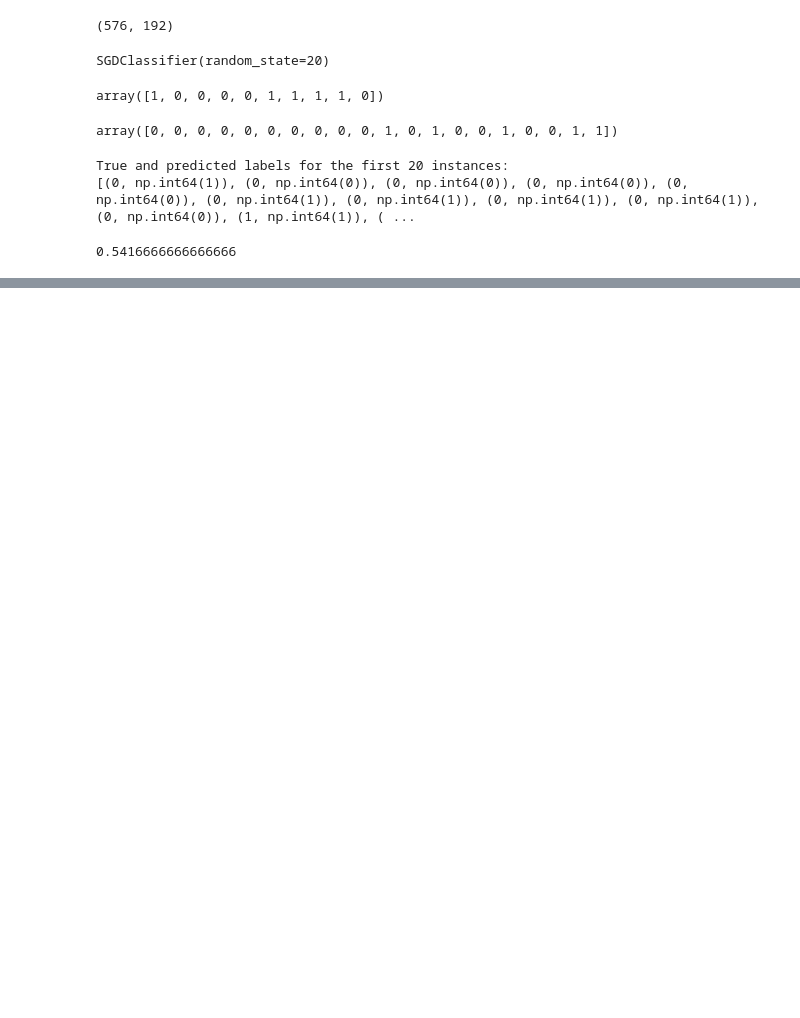
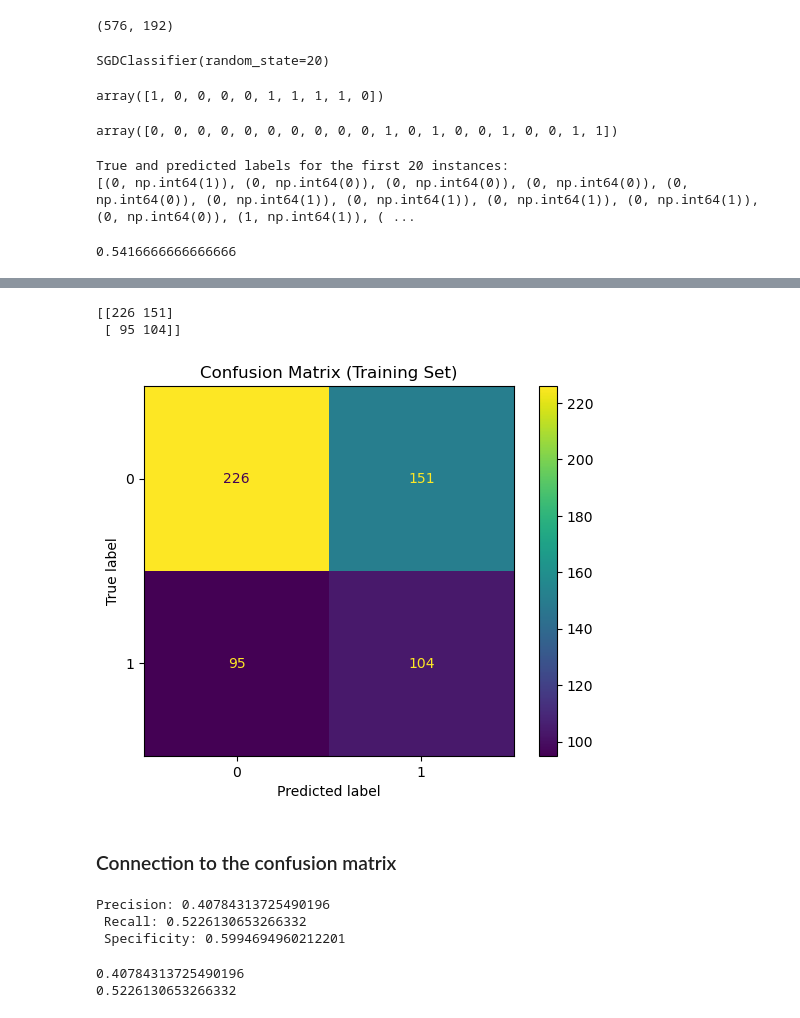
Before and after one commit to chritof/Maskinl-re-notebook, a Jupyter notebook: modul1/Binary_classification.ipynb, the cells around one changed output, grey strips where cells are left out. Cells and saved outputs as stored; diff of their text form; code cells hidden in the pictures; blank space fills up the shorter version.

```diff
--- a/modul1/Binary_classification.ipynb
+++ b/modul1/Binary_classification.ipynb
@@ -120,0 +179,4 @@ accuracy_score(y_test, y_pred)
+# %%
+from sklearn.model_selection import cross_val_predict
+
+y_train_pred = cross_val_predict(sgd_clf, X_train, y_train, cv=5, n_jobs=-1)
@@ -120,0 +223,18 @@ accuracy_score(y_test, y_pred)
+# %%
+from sklearn.metrics import confusion_matrix
+
+cm = confusion_matrix(y_train, y_train_pred)
+print(cm)
+# %% [output]
+[[226 151]
+ [ 95 104]]
+# %%
+from sklearn.metrics import ConfusionMatrixDisplay
+
+ConfusionMatrixDisplay.from_predictions(y_train, y_train_pred)
+plt.title('Confusion Matrix (Training Set)')
+plt.show()
+# %% [output]
+[figure, added]
+# %% [markdown]
+### Connection to the confusion matrix
@@ -120,0 +248,15 @@ accuracy_score(y_test, y_pred)
+# %%
+print(f"Precision: {precision}\n Recall: {recall}\n Specificity: {specificity}")
+# %% [output]
+Precision: 0.40784313725490196
+ Recall: 0.5226130653266332
+ Specificity: 0.5994694960212201
+# %%
+#this is scikit-learns sin innebygde metode for å fine precision og recall, slik at vi slipper å gjøre alt det som er ovenfor:
+from sklearn.metrics import precision_score, recall_score
+
+print(precision_score(y_train, y_train_pred))
+print(recall_score(y_train, y_train_pred))
+# %% [output]
+0.40784313725490196
+0.5226130653266332
```
Also changed, not shown: parts of 42 cells of this notebook.
